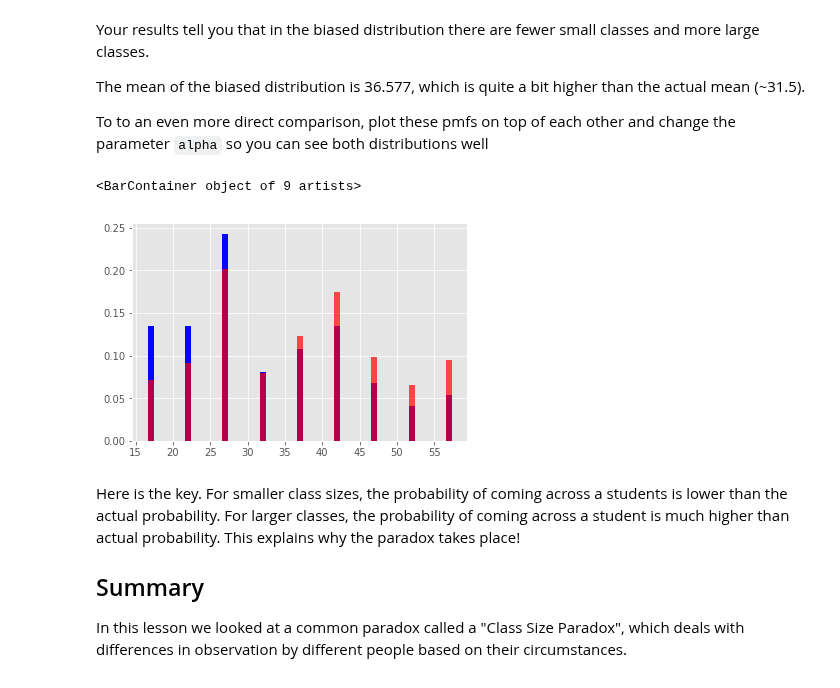
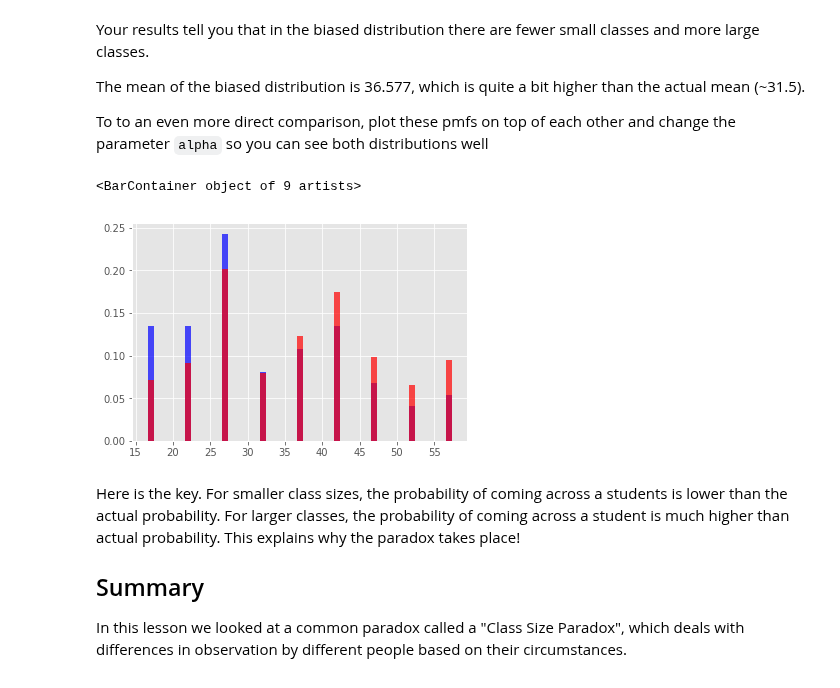
Before and after one commit to Jpeck219/dsc-probability-mass-function-lab-nyc-ds-060319, a Jupyter notebook: index.ipynb, the cells around one changed output. Saved outputs shown, nothing was run; the diff lists cells and outputs as text; code cells hidden in the pictures.

```diff
--- a/index.ipynb
+++ b/index.ipynb
@@ -176,11 +176,11 @@ To to an even more direct comparison, plot these pmfs on top of each other and c
 # %%
 # Plot pmfs overlapping
 
-plt.bar(sizes,pmf, color='b', alpha = .0, label='PMF')
+plt.bar(sizes,pmf, color='b', alpha = .7, label='PMF')
 plt.bar(sizes,pmf2, color='r', alpha=0.7, label='Biased PMF')
 # %% [output]
 <BarContainer object of 9 artists>
-[figure, old version]
+[figure, new version]
 # %% [markdown]
 Here is the key. For smaller class sizes, the probability of coming across a students is lower than the actual probability. For larger classes, the probability of coming across a student is much higher than actual probability. This explains why the paradox takes place!
 
```
